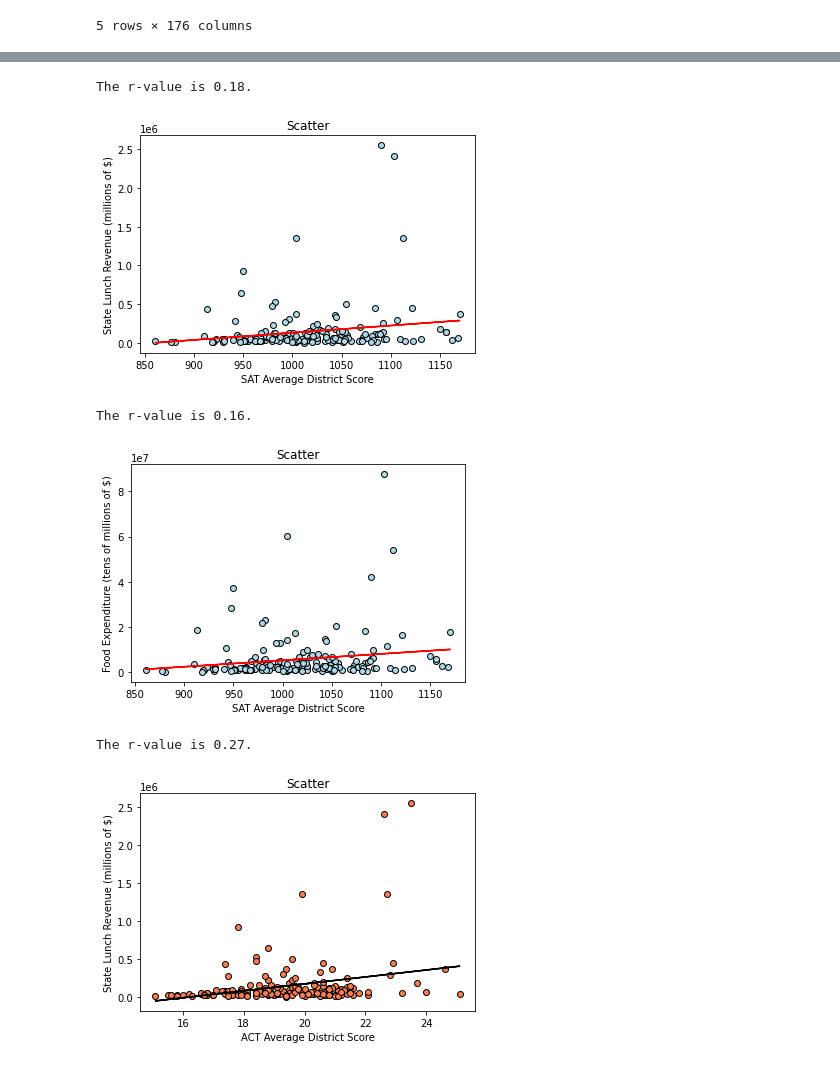
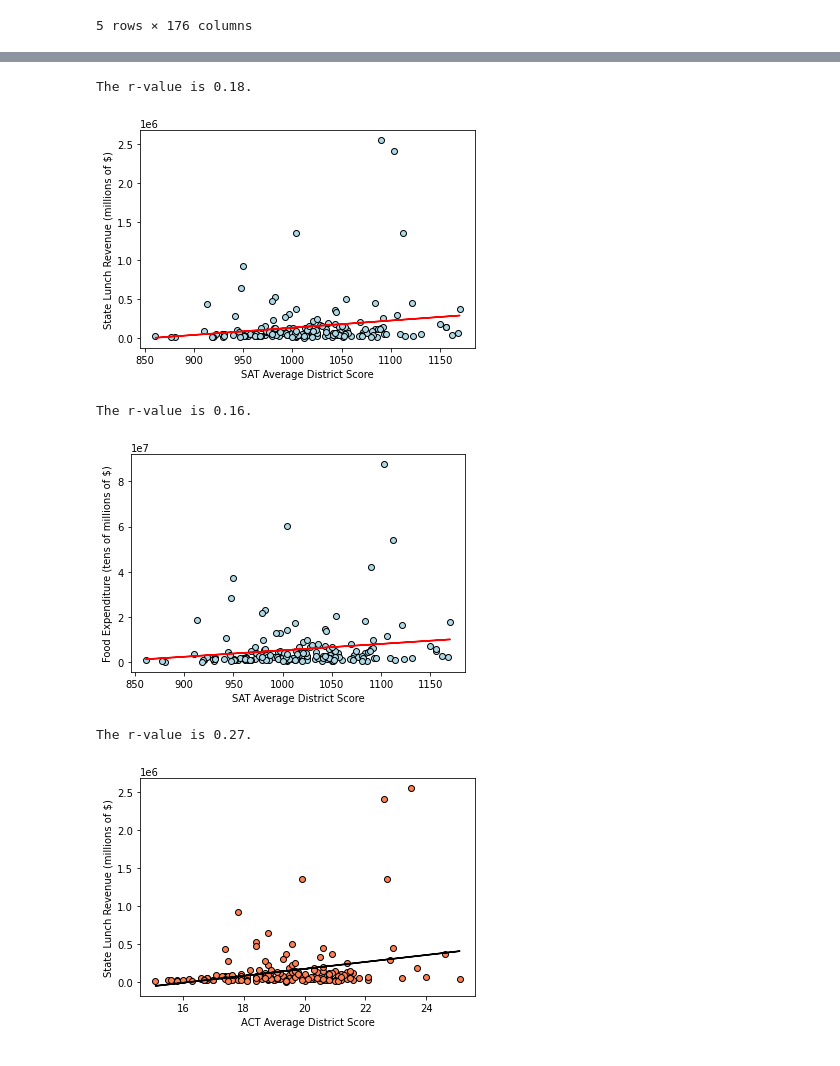
Before and after one commit to Johnny-Boy-SQL/The_Six_Aces_Project_1, a Jupyter notebook: data/analysis/Revenues, expenditures and student success.ipynb, the cells around one changed output, grey strips where cells are left out. Saved outputs shown, nothing was run; the diff lists cells and outputs as text; code cells hidden in the pictures.

Commit message:
took titles off charts

```diff
--- a/data/analysis/Revenues, expenditures and student success.ipynb
+++ b/data/analysis/Revenues, expenditures and student success.ipynb
@@ -158,28 +158,28 @@ toplot_df.head()
 | 5 | 605 | BALDWIN COUNTY | 6 | Baldwin County | 12th Grade | 5219.0 | ... |
 | 6 | 606 | BANKS COUNTY | 4 | Banks County | 12th Grade | 2792.0 | ... |
 # %%
-plt.title("Scatter")
+#plt.title("Scatter")
 plt.xlabel("SAT Average District Score")
 plt.ylabel("State Lunch Revenue (millions of $)")
 
 x_values = toplot_df["sat - district average"]
 y_values = toplot_df["state revenue - lunch"]
 (slope, intercept, rvalue, pvalue, stderr) = linregress(x_values, y_values)
 regress_values = x_values * slope + intercept
 #line_eq = "y = " + str(round(slope,2)) + "x + " + str(round(intercept,2))
 correlation = st.pearsonr(x_values,y_values)
 print(f"The r-value is {round(correlation[0],2)}.")
 plt.scatter(x_values,y_values,c="lightblue",edgecolor="black")
 plt.plot(x_values,regress_values,"r-")
 #plt.annotate(line_eq,(6,10),fontsize=15,color=“red”)
 
 plt.savefig("images/stlunchrev_distavgSAT_scatter.png")
 plt.show()
 # %% [output]
 The r-value is 0.18.
-[figure, old version]
+[figure, new version]
 # %%
-plt.title("Scatter")
+#plt.title("Scatter")
 plt.xlabel("SAT Average District Score")
 plt.ylabel("Food Expenditure (tens of millions of $)")
 
@@ -198,9 +198,9 @@ plt.savefig("images/foodexp_distavgSAT_scatter.png")
 plt.show()
 # %% [output]
 The r-value is 0.16.
-[figure, old version]
+[figure, new version]
 # %%
-plt.title("Scatter")
+#plt.title("Scatter")
 plt.xlabel("ACT Average District Score")
 plt.ylabel("State Lunch Revenue (millions of $)")
 
@@ -219,5 +219,5 @@ plt.savefig("images/stlunchrev_distavgACT_scatter.png")
 plt.show()
 # %% [output]
 The r-value is 0.27.
-[figure, old version]
+[figure, new version]
 # %%
```
Also changed, not shown: parts of 1 cell of this notebook, 4 other files.
